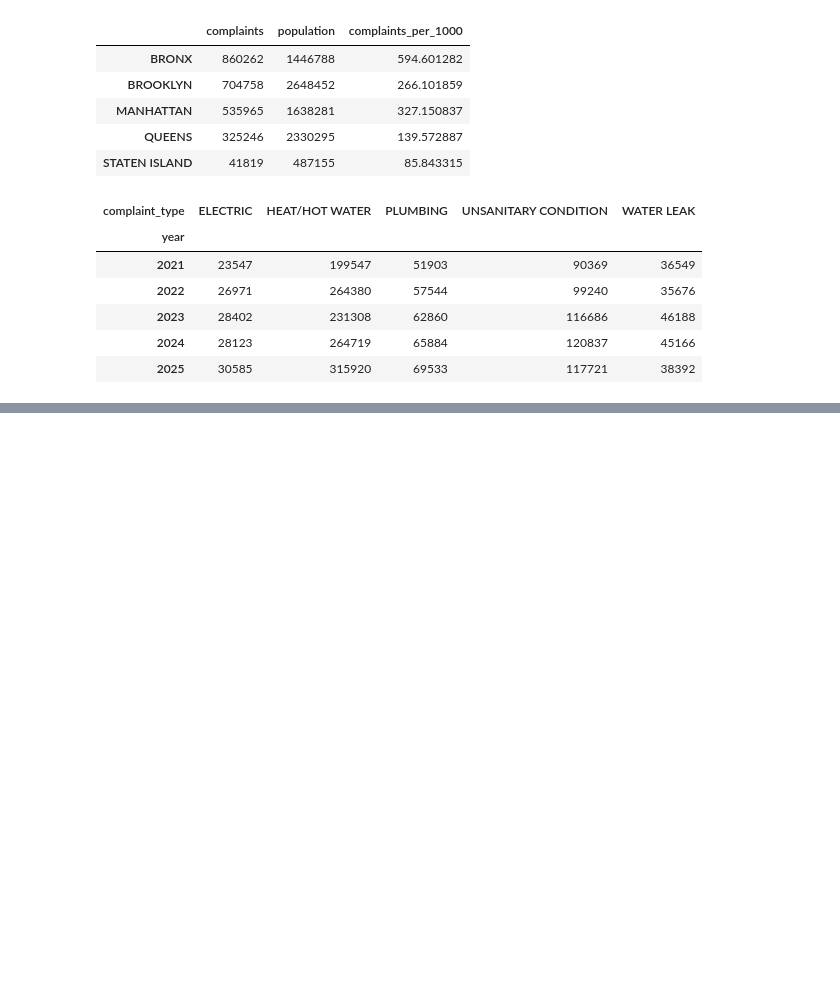
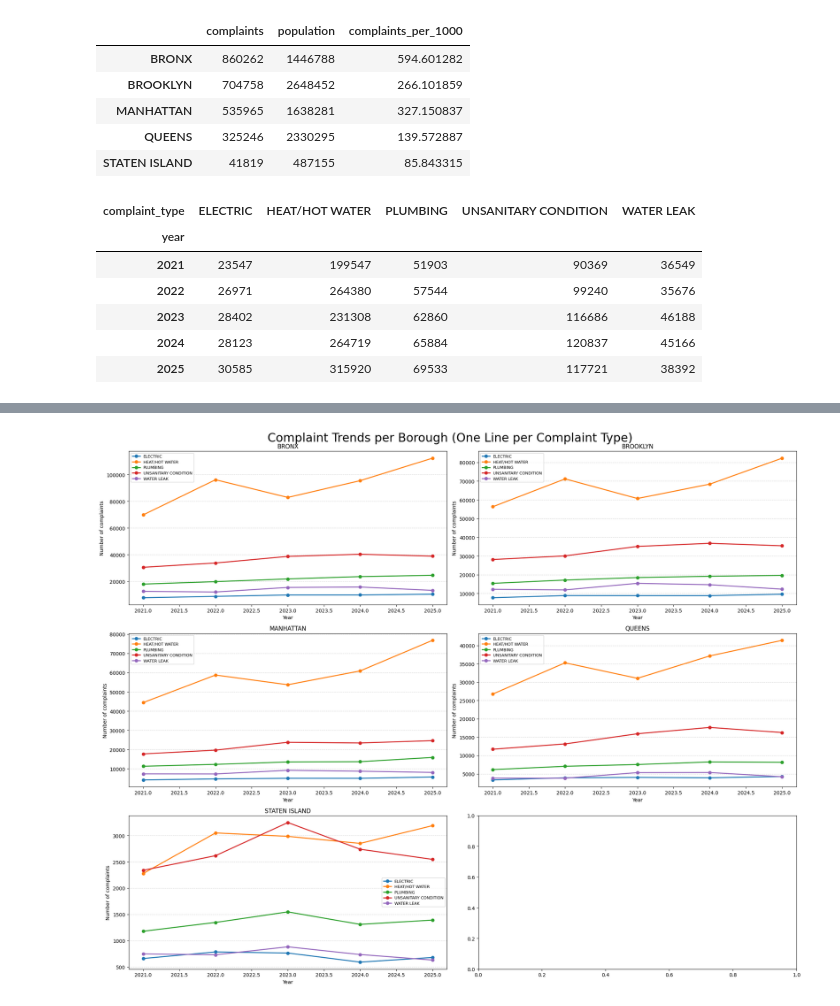
Before and after one commit to mariatmvendas/sdata_project, a Jupyter notebook: analysis_complaints.ipynb, the cells around one changed output, grey strips where cells are left out. Saved outputs shown, nothing was run; the diff lists cells and outputs as text; code cells hidden in the pictures; blank space fills up the shorter version.

```diff
--- a/analysis_complaints.ipynb
+++ b/analysis_complaints.ipynb
@@ -195,0 +165,8 @@ plt.show()
+# %%
+grouped = (
+    df_complaints
+    .groupby(["borough", "year", "complaint_type"])
+    .size()
+    .reset_index(name="count")
+)
+grouped
@@ -195,0 +187,33 @@ plt.show()
+# %%
+import matplotlib.pyplot as plt
+
+boroughs = grouped["borough"].unique()
+
+fig, axes = plt.subplots(3, 2, figsize=(20, 16))
+axes = axes.flatten()
+
+for i, borough in enumerate(boroughs):
+    df_b = grouped[grouped["borough"] == borough]
+
+    for comp_type in df_b["complaint_type"].unique():
+        df_t = df_b[df_b["complaint_type"] == comp_type]
+
+        axes[i].plot(
+            df_t["year"],
+            df_t["count"],
+            marker='o',
+            linewidth=2,
+            label=comp_type
+        )
+
+    axes[i].set_title(borough)
+    axes[i].set_xlabel("Year")
+    axes[i].set_ylabel("Number of complaints")
+    axes[i].grid(axis='y', linestyle='--', alpha=0.5)
+    axes[i].legend(fontsize=8)
+
+plt.suptitle("Complaint Trends per Borough (One Line per Complaint Type)", fontsize=24)
+plt.tight_layout()
+plt.show()
+# %% [output]
+[figure, added]
```
Also changed, not shown: parts of 7 cells of this notebook.
